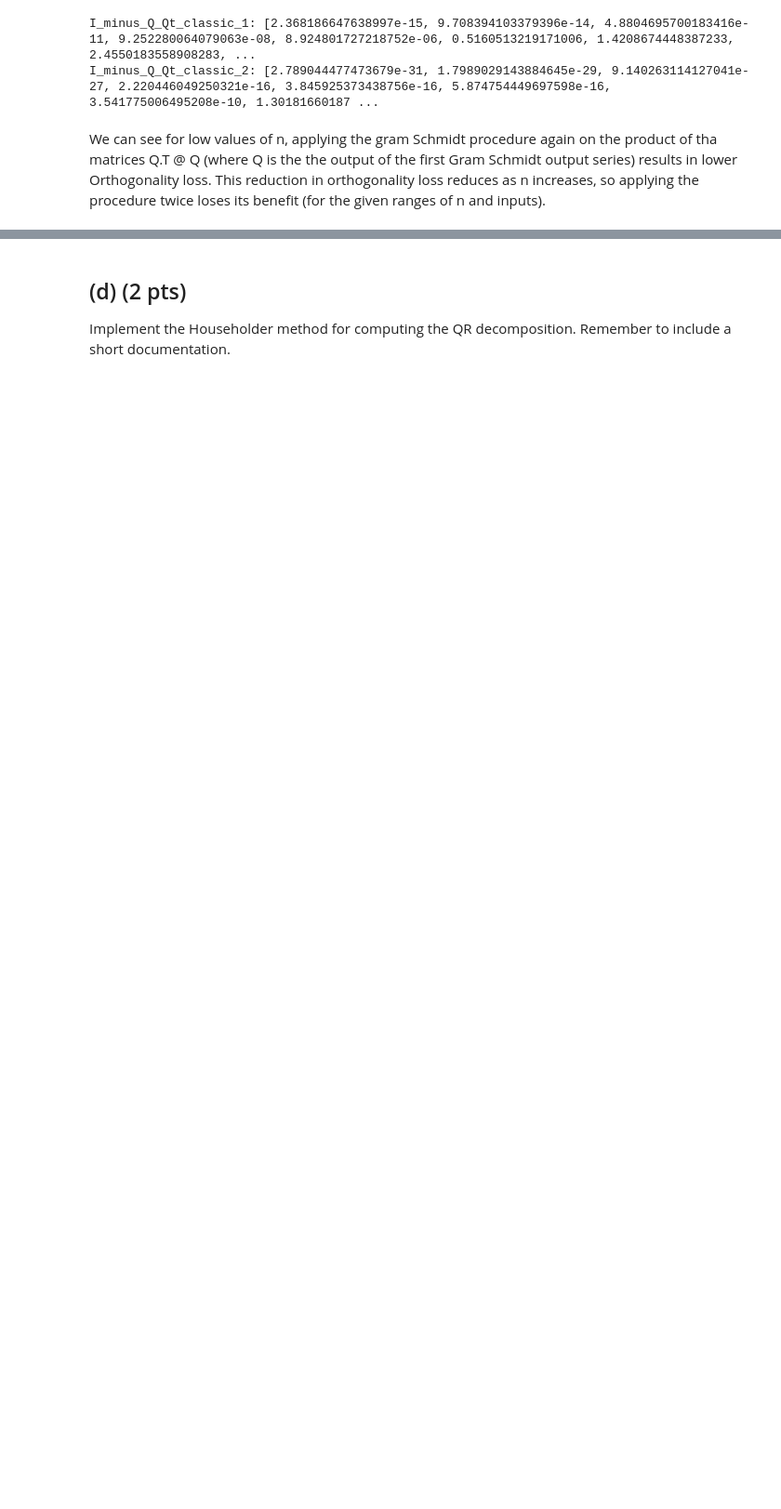
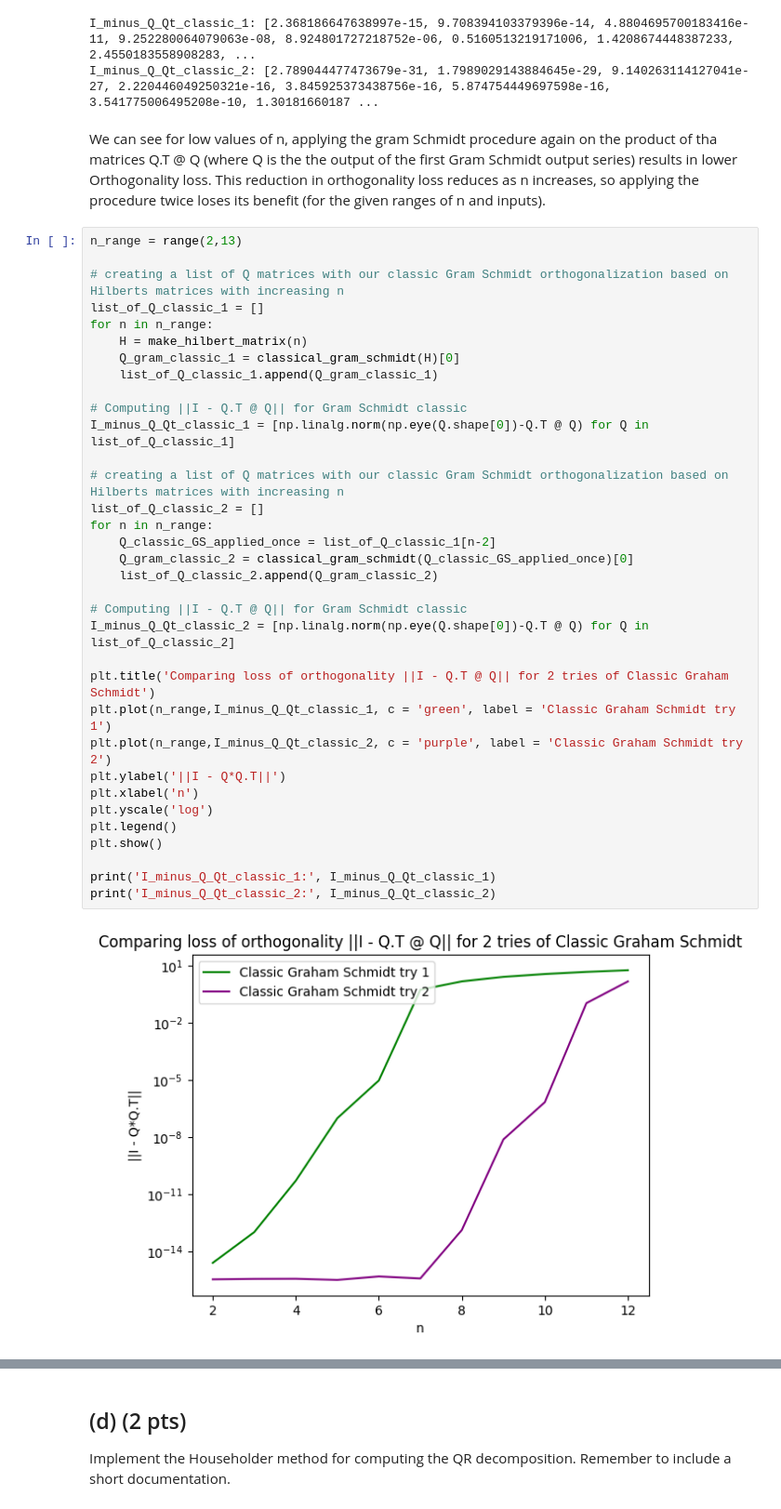
Before and after one commit to NitaiNijholt/NumericalAlgos, a Jupyter notebook: hw3_2023_WIP.ipynb, the cells around one changed output, grey strips where cells are left out. Shown: that part at 93% size. Drawn from its saved outputs; the diff is of its cells as text; blank space fills up the shorter version.

```diff
--- a/hw3_2023_WIP.ipynb
+++ b/hw3_2023_WIP.ipynb
@@ -240,3 +238,39 @@ I_minus_Q_Qt_classic_1: [2.368186647638997e-15, 9.708394103379396e-14, 4.8804695
 I_minus_Q_Qt_classic_2: [2.789044477473679e-31, 1.7989029143884645e-29, 9.140263114127041e-27, 2.220446049250321e-16, 3.845925373438756e-16, 5.874754449697598e-16, 3.541775006495208e-10, 1.30181660187 ...
 # %% [markdown]
 We can see for low values of n, applying the gram Schmidt procedure again on the product of tha matrices Q.T @ Q (where Q is the the output of the first Gram Schmidt output series) results in lower Orthogonality loss. This reduction in orthogonality loss reduces as n increases, so applying the procedure twice loses its benefit (for the given ranges of n and inputs).
+# %%
+n_range = range(2,13)
+
+# creating a list of Q matrices with our classic Gram Schmidt orthogonalization based on Hilberts matrices with increasing n
+list_of_Q_classic_1 = []
+for n in n_range:
+    H = make_hilbert_matrix(n)
+    Q_gram_classic_1 = classical_gram_schmidt(H)[0]
+    list_of_Q_classic_1.append(Q_gram_classic_1)
+
+# Computing ||I - Q.T @ Q|| for Gram Schmidt classic
+I_minus_Q_Qt_classic_1 = [np.linalg.norm(np.eye(Q.shape[0])-Q.T @ Q) for Q in list_of_Q_classic_1]
+
+# creating a list of Q matrices with our classic Gram Schmidt orthogonalization based on Hilberts matrices with increasing n
+list_of_Q_classic_2 = []
+for n in n_range:
+    Q_classic_GS_applied_once = list_of_Q_classic_1[n-2]
+    Q_gram_classic_2 = classical_gram_schmidt(Q_classic_GS_applied_once)[0]
+    list_of_Q_classic_2.append(Q_gram_classic_2)
+
+# Computing ||I - Q.T @ Q|| for Gram Schmidt classic
+I_minus_Q_Qt_classic_2 = [np.linalg.norm(np.eye(Q.shape[0])-Q.T @ Q) for Q in list_of_Q_classic_2]
+
+plt.title('Comparing loss of orthogonality ||I - Q.T @ Q|| for 2 tries of Classic Graham Schmidt')
+plt.plot(n_range,I_minus_Q_Qt_classic_1, c = 'green', label = 'Classic Graham Schmidt try 1')
+plt.plot(n_range,I_minus_Q_Qt_classic_2, c = 'purple', label = 'Classic Graham Schmidt try 2')
+plt.ylabel('||I - Q*Q.T||')
+plt.xlabel('n')
+plt.yscale('log')
+plt.legend()
+plt.show()
+
+print('I_minus_Q_Qt_classic_1:', I_minus_Q_Qt_classic_1)
+print('I_minus_Q_Qt_classic_2:', I_minus_Q_Qt_classic_2)
+# %% [output]
+[figure, added]
```
Also changed, not shown: parts of 10 cells of this notebook.
